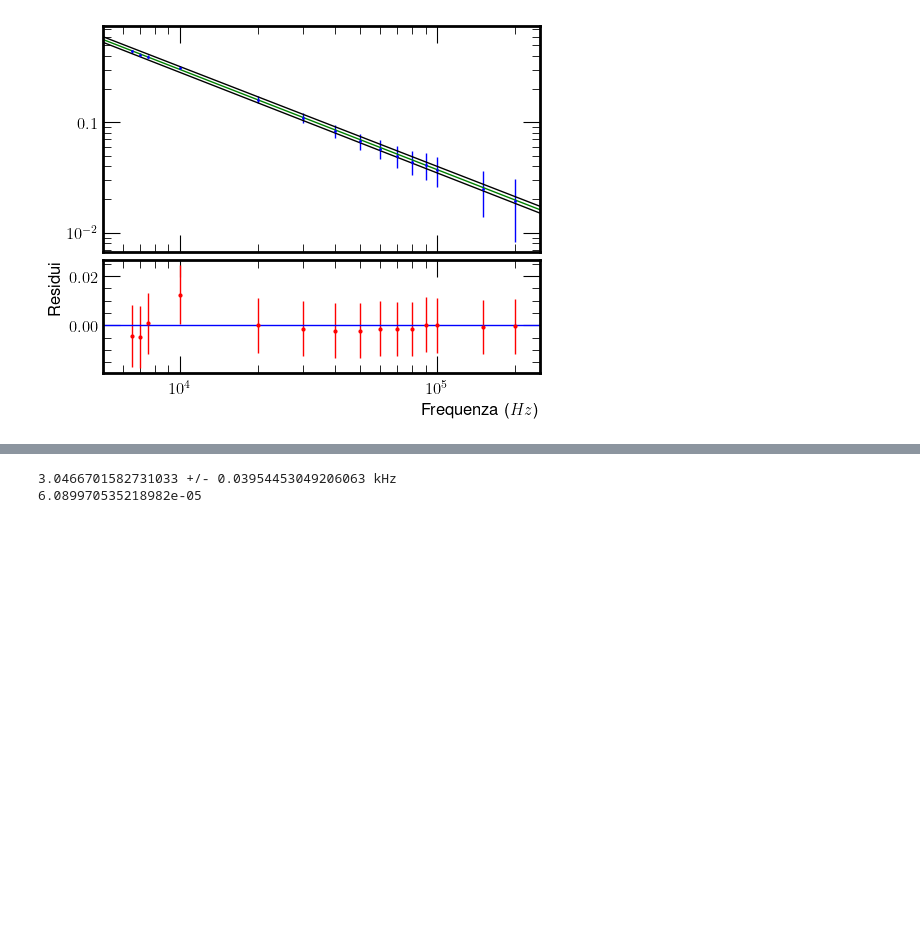
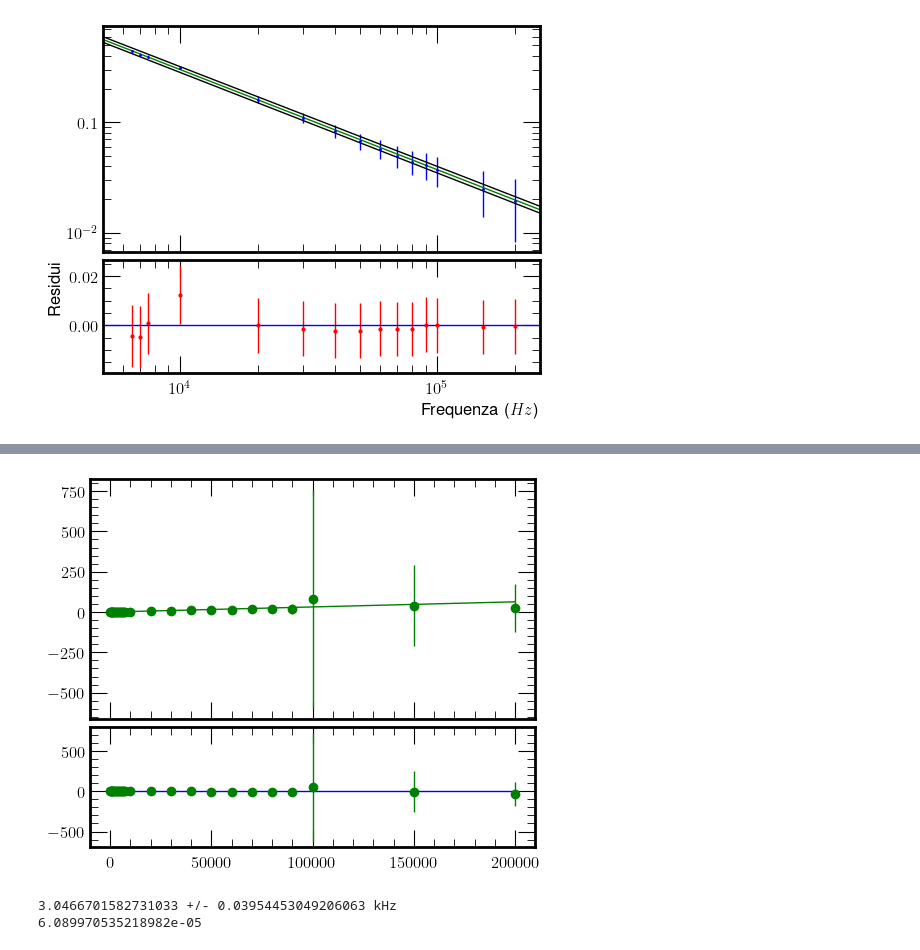
Before and after one commit to Fra005Ve/G09---SF2-, a Jupyter notebook: RC in frequenza/RCfrequenza.ipynb, the cells around one changed output, grey strips where cells are left out. Drawn from its saved outputs; the diff is of its cells as text; code cells hidden in the pictures; blank space fills up the shorter version.

```diff
--- a/RC in frequenza/RCfrequenza.ipynb
+++ b/RC in frequenza/RCfrequenza.ipynb
@@ -198,3 +253,17 @@ ax[1].plot(x_fit,np.zeros(len(x_fit)))
+# %%
+x_fit = np.linspace(min(f),max(f),100)
+
+fig, axA = plt.subplots(2,1, figsize=(5,4),sharex=True, constrained_layout = True, height_ratios=[2, 1])
+
+axA[0].plot(x_fit, retta(x_fit, *popphilin), color = "g")
+axA[0].errorbar(f, tgphi,  yerr= stgphi, fmt='go')
+
+axA[1].errorbar(f, restgPhilin, yerr=stgphi, fmt='go')
+axA[1].plot(x_fit, np.zeros(100), color = "b")
+
+plt.show()
+# %% [output]
+[figure, added]
 # %%
 # Importo il file con solo i dati locali intorno della frequenza di taglio
 data = pd.read_csv('Dati locali.txt', sep="\t")
```
Also changed, not shown: parts of 3 cells of this notebook.
